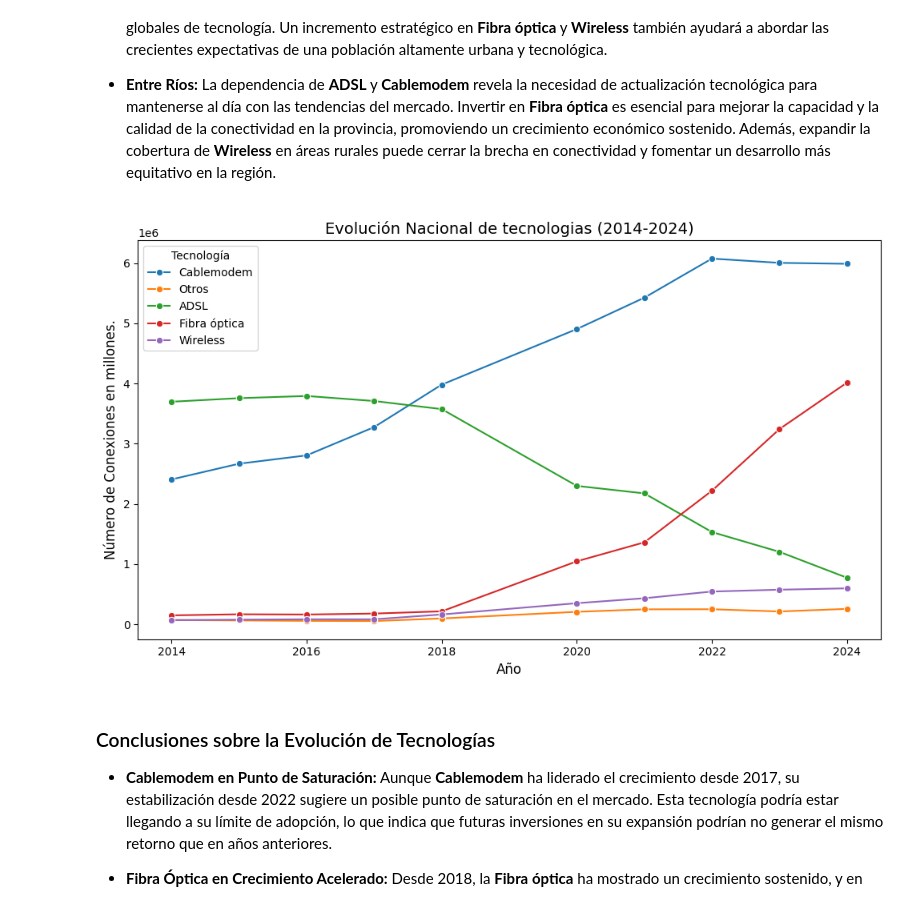
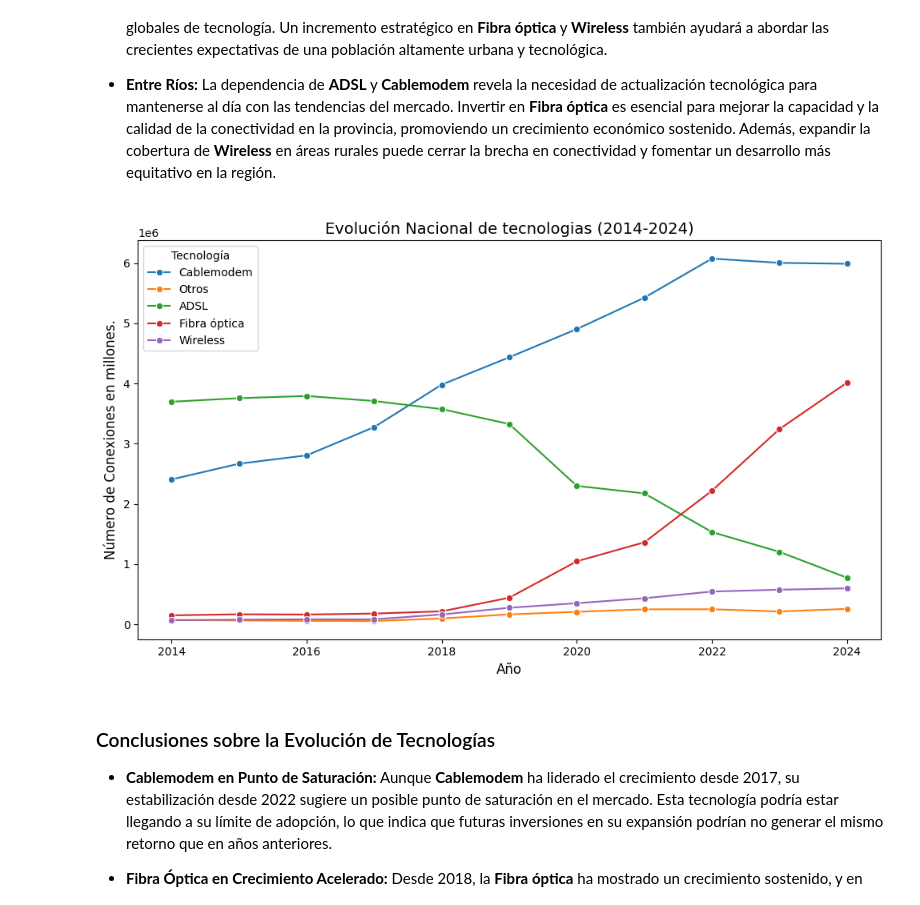
Before and after one commit to mauricioarcez/Analisis-de-Mercado-Internet-Arg, a Jupyter notebook: notebooks/eda.ipynb, the cells around one changed output. Drawn from its saved outputs; the diff is of its cells as text; code cells hidden in the pictures.

```diff
--- a/notebooks/eda.ipynb
+++ b/notebooks/eda.ipynb
@@ -121,30 +121,30 @@ plt.show()
 - **Entre Ríos:** La dependencia de **ADSL** y **Cablemodem** revela la necesidad de actualización tecnológica para mantenerse al día con las tendencias del mercado. Invertir en **Fibra óptica** es esencial para mejorar la capacidad y la calidad de la conectividad en la provincia, promoviendo un crecimiento económico sostenido. Además, expandir la cobertura de **Wireless** en áreas rurales puede cerrar la brecha en conectividad y fomentar un desarrollo más equitativo en la región.
 # %%
 # Agrupar los datos por Año, Trimestre y sumar los valores de Cablemodem y Fibra óptica a nivel nacional
-primer = axt[axt['Trimestre'] == '1']
+primer = axt[axt['Trimestre'] == 1]
 df_nacional = primer.groupby(['Año'])[['Cablemodem', 'Fibra óptica','Otros','Wireless', 'ADSL']].sum().reset_index()
 
 
 # Crear el gráfico de líneas
 fig, ax = plt.subplots(figsize=(10, 6))
 
 sns.lineplot(data=df_nacional, x='Año', y='Cablemodem', marker='o', label='Cablemodem', ax=ax)
 sns.lineplot(data=df_nacional, x='Año', y='Otros', marker='o', label='Otros', ax=ax)
 sns.lineplot(data=df_nacional, x='Año', y='ADSL', marker='o', label='ADSL', ax=ax)
 sns.lineplot(data=df_nacional, x='Año', y='Fibra óptica', marker='o', label='Fibra óptica', ax=ax)
 sns.lineplot(data=df_nacional, x='Año', y='Wireless', marker='o', label='Wireless', ax=ax)
 
 
 # Configurar el gráfico
 ax.set_title('Evolución Nacional de tecnologias (2014-2024)', fontsize=14)
 ax.set_xlabel('Año', fontsize=12)
 ax.set_ylabel('Número de Conexiones en millones.', fontsize=12)
 ax.legend(title='Tecnología')
 
 plt.tight_layout()
 plt.show()
 # %% [output]
-[figure, old version]
+[figure, new version]
 # %% [markdown]
 ### Conclusiones sobre la Evolución de Tecnologías
 
```
Also changed, not shown: parts of 1 cell of this notebook, 1 other file.
